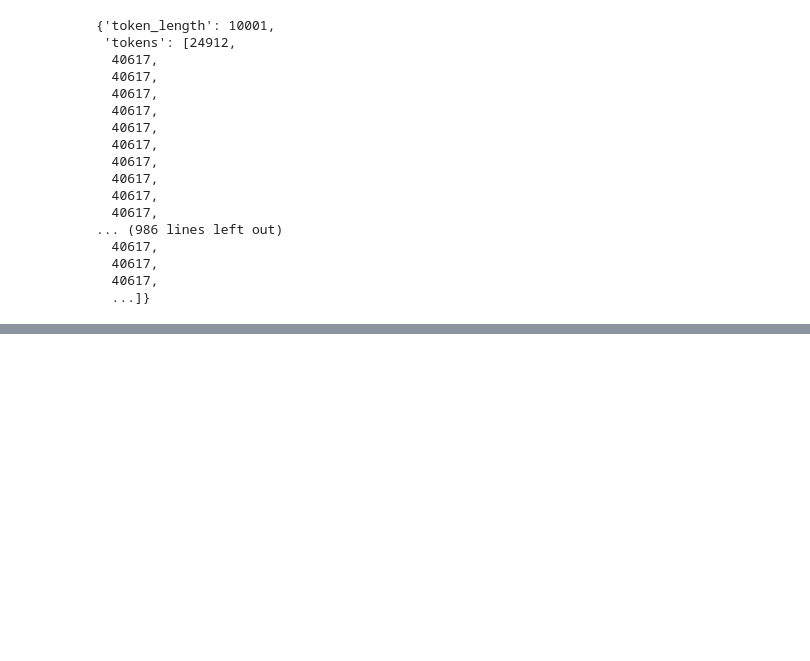
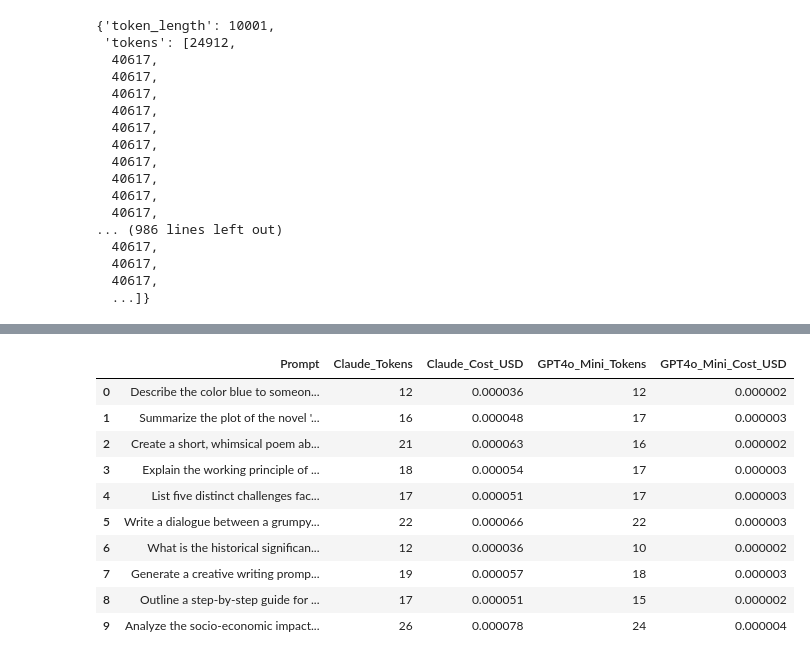
Before and after one commit to absyd/150_day_ai_eng, a Jupyter notebook: day-3.ipynb, the cells around one changed output, grey strips where cells are left out. Cells and saved outputs as stored; diff of their text form; code cells hidden in the pictures; blank space fills up the shorter version.

Commit message:
day-3 token price comparison project added

```diff
--- a/day-3.ipynb
+++ b/day-3.ipynb
@@ -106,0 +286,3 @@ for i in range(1,100):
+# %%
+prompt="What is quantam entangalment ?"
+compare_token_price(prompt)
@@ -106,0 +345,39 @@ for i in range(1,100):
+# %%
+
+import pandas as pd
+
+def get_token_comparison_data(prompt):
+  """Calculates token counts and estimated costs for Claude and GPT-4o Mini and returns them as a dictionary."""
+  claude_cost_per_million_tokens = 3.00
+  gpt4o_mini_cost_per_million_tokens = 0.15
+
+  claude_tokens = count_claude_tokens(prompt)
+  claude_cost = (claude_tokens / 1_000_000) * claude_cost_per_million_tokens
+
+  gpt4o_mini_tokens = count_chat_gpt_token(prompt, model="gpt-4o-mini")
+  gpt4o_mini_cost = (gpt4o_mini_tokens / 1_000_000) * gpt4o_mini_cost_per_million_tokens
+
+  return {
+      "Prompt": prompt,
+      "Claude_Tokens": claude_tokens,
+      "Claude_Cost_USD": claude_cost,
+      "GPT4o_Mini_Tokens": gpt4o_mini_tokens,
+      "GPT4o_Mini_Cost_USD": gpt4o_mini_cost,
+  }
+
+def export_comparison_to_excel(comparison_data_list, filename="token_comparison.xlsx"):
+  """Exports a list of token comparison dictionaries to an Excel file."""
+  df = pd.DataFrame(comparison_data_list)
+  df.to_excel(filename, index=False)
+  print(f"Successfully exported token comparison data to '{filename}'")
+
+# --- Example Usage ---
+# Collect data for all prompts in prompts_varied
+all_comparison_results = []
+for prompt in prompts_varied:
+  result = get_token_comparison_data(prompt)
+  all_comparison_results.append(result)
+
+# Export the collected data to an Excel file
+df=pd.DataFrame(all_comparison_results)
+df.to_csv("token_comparison.csv")
@@ -106,0 +404,15 @@ for i in range(1,100):
+# %%
+df=pd.DataFrame(all_comparison_results)
+df
+# %% [output]
+|  | Prompt | Claude_Tokens | Claude_Cost_USD | GPT4o_Mini_Tokens | GPT4o_Mini_Cost_USD |
+| 0 | Describe the color blue to someon... | 12 | 0.000036 | 12 | 0.000002 |
+| 1 | Summarize the plot of the novel '... | 16 | 0.000048 | 17 | 0.000003 |
+| 2 | Create a short, whimsical poem ab... | 21 | 0.000063 | 16 | 0.000002 |
+| 3 | Explain the working principle of ... | 18 | 0.000054 | 17 | 0.000003 |
+| 4 | List five distinct challenges fac... | 17 | 0.000051 | 17 | 0.000003 |
+| 5 | Write a dialogue between a grumpy... | 22 | 0.000066 | 22 | 0.000003 |
+| 6 | What is the historical significan... | 12 | 0.000036 | 10 | 0.000002 |
+| 7 | Generate a creative writing promp... | 19 | 0.000057 | 18 | 0.000003 |
+| 8 | Outline a step-by-step guide for ... | 17 | 0.000051 | 15 | 0.000002 |
+| 9 | Analyze the socio-economic impact... | 26 | 0.000078 | 24 | 0.000004 |
```
Also changed, not shown: parts of 25 cells of this notebook.
